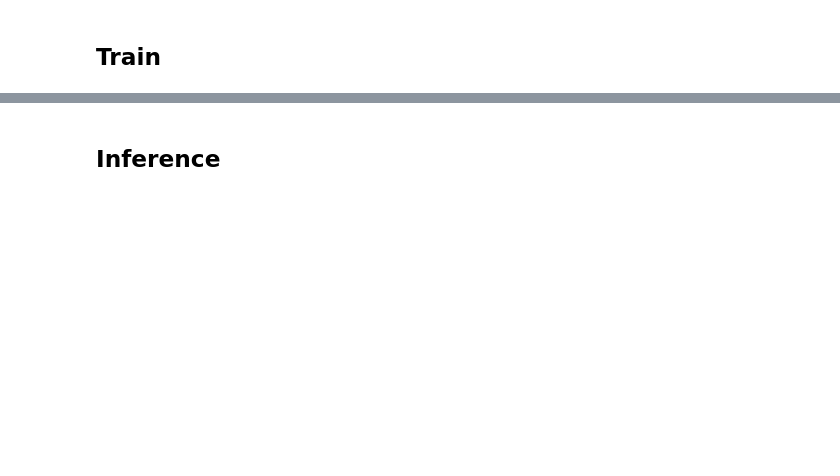
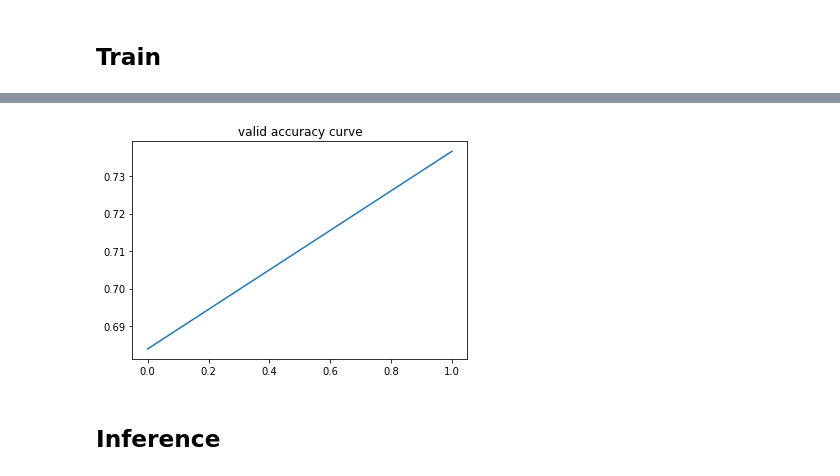
Before and after one commit to areomoon/Mongochu, a Jupyter notebook: BigPikachu/mango_competition.ipynb, the cells around one changed output, grey strips where cells are left out. Cells and saved outputs as stored; diff of their text form; code cells hidden in the pictures; blank space fills up the shorter version.

```diff
--- a/BigPikachu/mango_competition.ipynb
+++ b/BigPikachu/mango_competition.ipynb
@@ -67,3 +102,9 @@ Name: kfold, dtype: int64
+# %%
+plt.plot(stored_metrics['valid']['val_accu_list'])
+plt.title('valid accuracy curve')
+plt.show()
+# %% [output]
+[figure, added]
 # %% [markdown]
 ## Inference
 # %%
```
Also changed, not shown: parts of 8 cells of this notebook.
